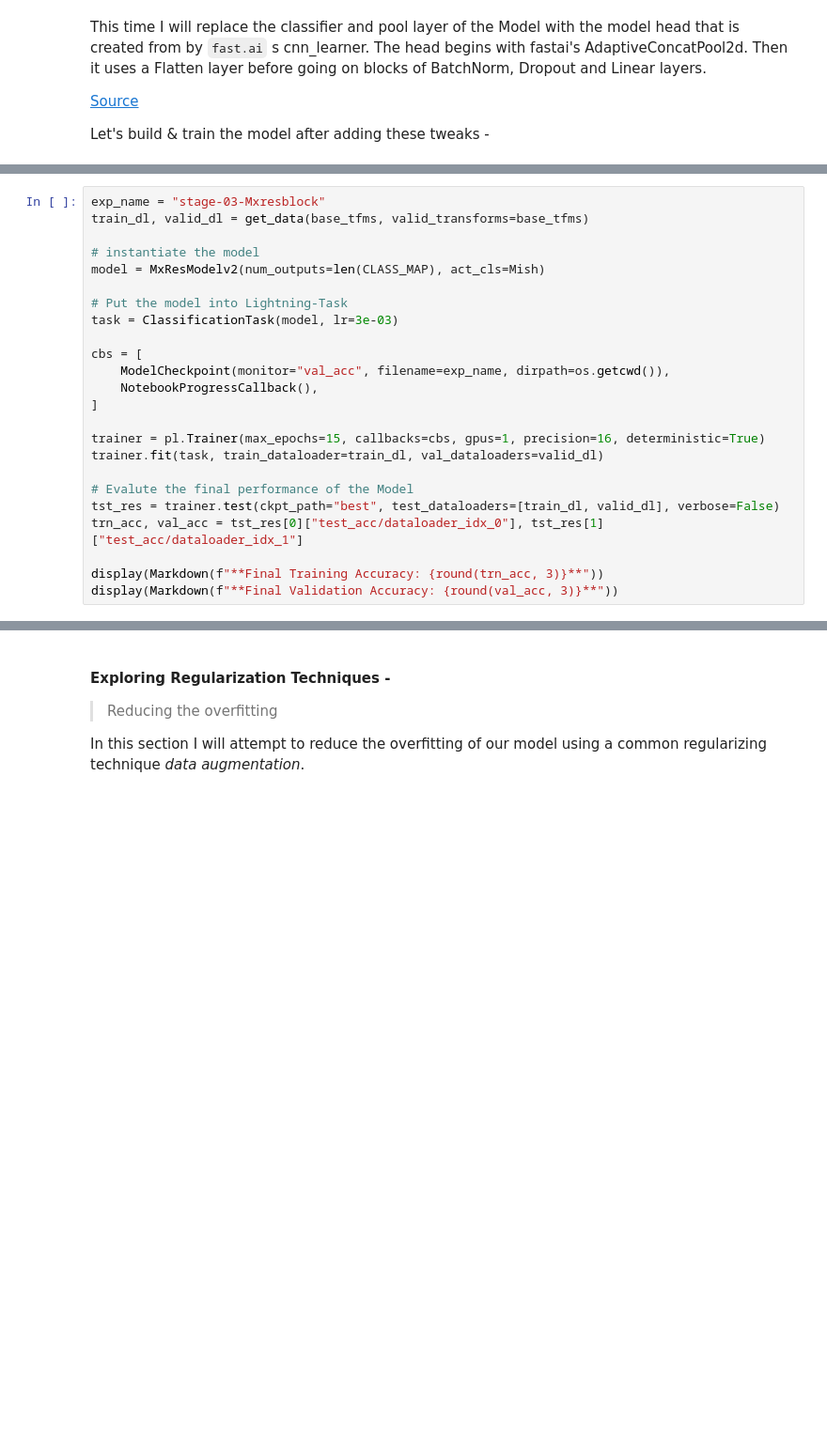
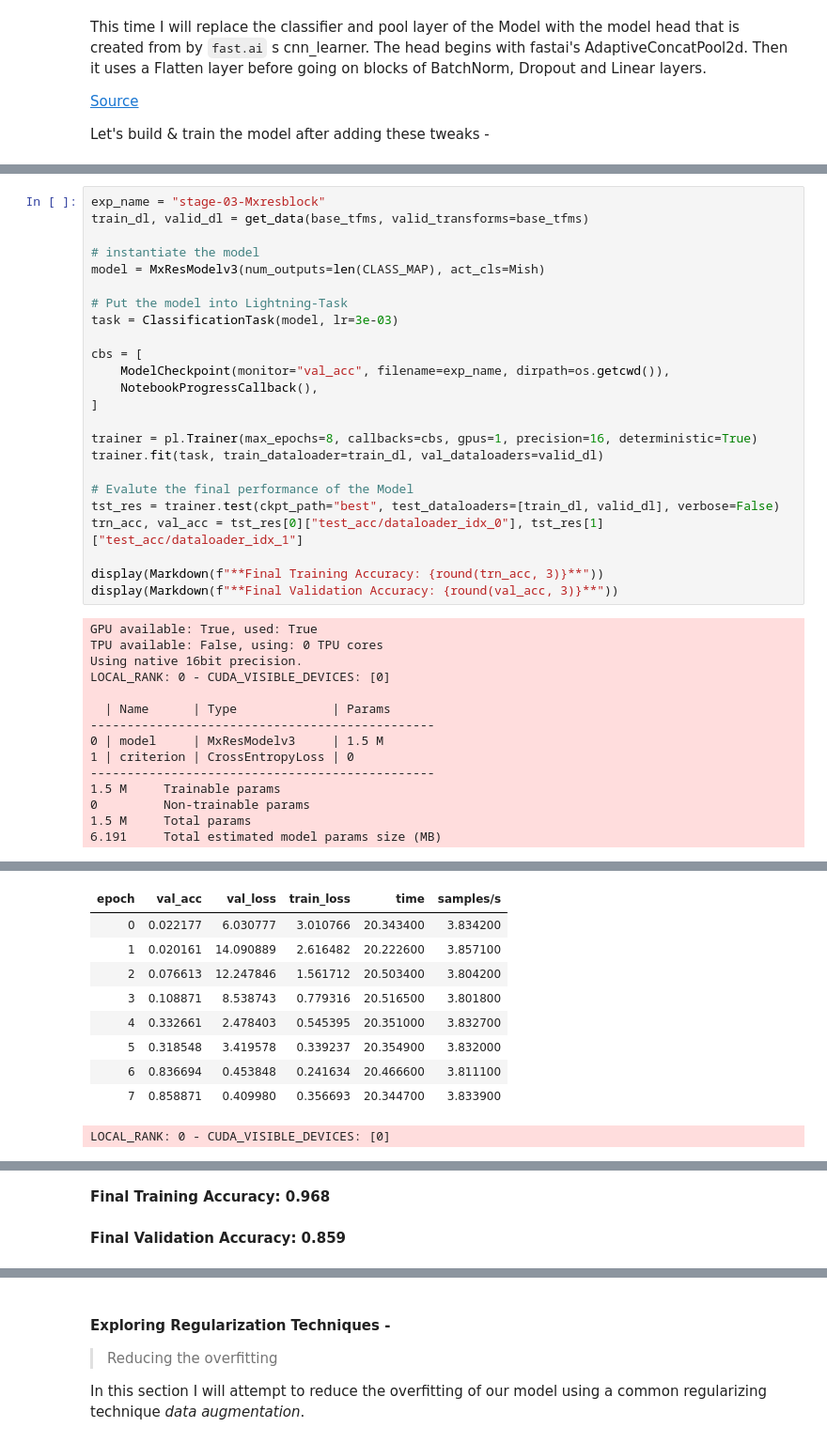
Before and after one commit to benihime91/midas-summer-internship-2021, a Jupyter notebook: midas_task_2_part_01.ipynb, the cells around one changed output, grey strips where cells are left out. Shown: that part at 94% size. Cells and saved outputs as stored; diff of their text form; blank space fills up the shorter version.

```diff
--- a/midas_task_2_part_01.ipynb
+++ b/midas_task_2_part_01.ipynb
@@ -1228,7 +1240,7 @@ exp_name = "stage-03-Mxresblock"
 train_dl, valid_dl = get_data(base_tfms, valid_transforms=base_tfms)
 
 # instantiate the model
-model = MxResModelv2(num_outputs=len(CLASS_MAP), act_cls=Mish)
+model = MxResModelv3(num_outputs=len(CLASS_MAP), act_cls=Mish)
 
 # Put the model into Lightning-Task
 task = ClassificationTask(model, lr=3e-03)
@@ -1238,7 +1250,7 @@ cbs = [
     NotebookProgressCallback(),
 ]
 
-trainer = pl.Trainer(max_epochs=15, callbacks=cbs, gpus=1, precision=16, deterministic=True)
+trainer = pl.Trainer(max_epochs=8, callbacks=cbs, gpus=1, precision=16, deterministic=True)
 trainer.fit(task, train_dataloader=train_dl, val_dataloaders=valid_dl)
 
 # Evalute the final performance of the Model
@@ -1247,3 +1259,18 @@ trn_acc, val_acc = tst_res[0]["test_acc/dataloader_idx_0"], tst_res[1]["test_acc
 
 display(Markdown(f"**Final Training Accuracy: {round(trn_acc, 3)}**"))
 display(Markdown(f"**Final Validation Accuracy: {round(val_acc, 3)}**"))
+# %% [output]
+GPU available: True, used: True
+TPU available: False, using: 0 TPU cores
+Using native 16bit precision.
+LOCAL_RANK: 0 - CUDA_VISIBLE_DEVICES: [0]
+
+  | Name      | Type             | Params
+-----------------------------------------------
+0 | model     | MxResModelv3     | 1.5 M
+1 | criterion | CrossEntropyLoss | 0
+-----------------------------------------------
+1.5 M     Trainable params
+0         Non-trainable params
+1.5 M     Total params
+6.191     Total estimated model params size (MB)
@@ -1249,0 +1279,10 @@ display(Markdown(f"**Final Validation Accuracy: {round(val_acc, 3)}**"))
+| epoch | val_acc | val_loss | train_loss | time | samples/s |
+| 0 | 0.022177 | 6.030777 | 3.010766 | 20.343400 | 3.834200 |
+| 1 | 0.020161 | 14.090889 | 2.616482 | 20.222600 | 3.857100 |
+| 2 | 0.076613 | 12.247846 | 1.561712 | 20.503400 | 3.804200 |
+| 3 | 0.108871 | 8.538743 | 0.779316 | 20.516500 | 3.801800 |
+| 4 | 0.332661 | 2.478403 | 0.545395 | 20.351000 | 3.832700 |
+| 5 | 0.318548 | 3.419578 | 0.339237 | 20.354900 | 3.832000 |
+| 6 | 0.836694 | 0.453848 | 0.241634 | 20.466600 | 3.811100 |
+| 7 | 0.858871 | 0.409980 | 0.356693 | 20.344700 | 3.833900 |
+LOCAL_RANK: 0 - CUDA_VISIBLE_DEVICES: [0]
@@ -1249,0 +1290,2 @@ display(Markdown(f"**Final Validation Accuracy: {round(val_acc, 3)}**"))
+**Final Training Accuracy: 0.968**
+**Final Validation Accuracy: 0.859**
```
Also changed, not shown: parts of 13 cells of this notebook.
